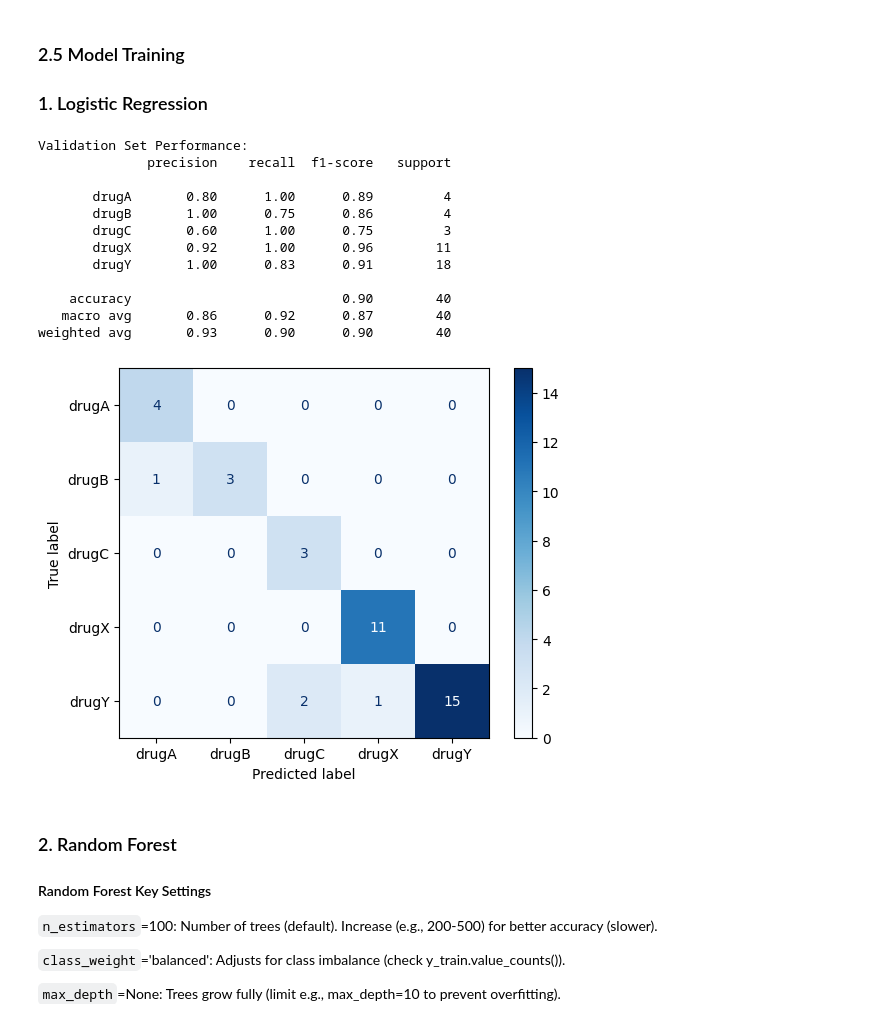
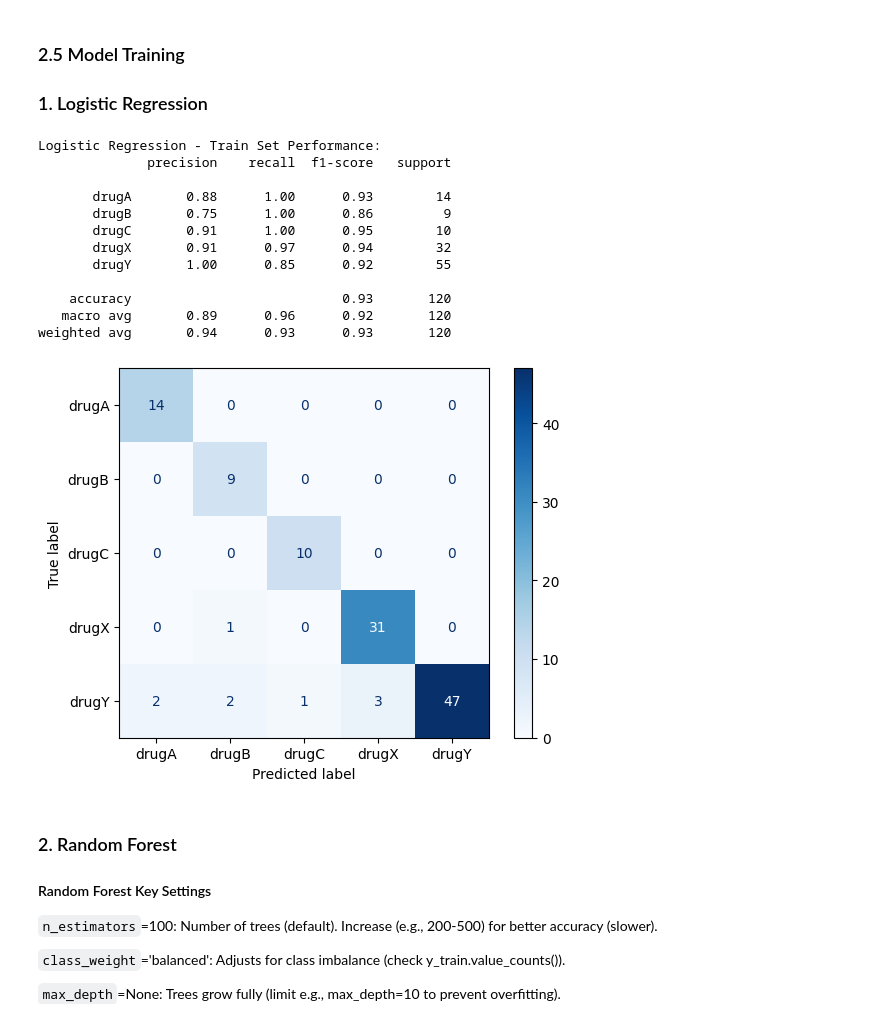
Before and after one commit to saadkhan710/Drug_Classification, a Jupyter notebook: Drug_ML.ipynb, the cells around one changed output. Cells and saved outputs as stored; diff of their text form; code cells hidden in the pictures.

```diff
--- a/Drug_ML.ipynb
+++ b/Drug_ML.ipynb
@@ -571,41 +572,46 @@ Hence no need to perform feature selection or dimensionality reduction
 # %%
 # Train Logistic Regression
 log_reg = LogisticRegression(
     multi_class='multinomial',
     solver='lbfgs',
     max_iter=1000,
     random_state=42,
     class_weight='balanced'  # Optional
 )
 
 log_reg.fit(X_train_prepared, y_train)
 
 
-# 4. Evaluate on Validation Set
+# 4. Evaluate on Train Set
+y_train_pred = log_reg.predict(X_train_prepared)
+print("Logistic Regression - Train Set Performance:")
+print(classification_report(y_train, y_train_pred))
+train_f1_Logistic_Regression = f1_score(y_train, y_train_pred, average='weighted')
+
+# 2. Evaluated on validation so later can compare for over-fitting
 y_val_pred = log_reg.predict(X_val_prepared)
-print("Validation Set Performance:")
-print(classification_report(y_val, y_val_pred))
+validation_f1_Logistic_Regression = f1_score(y_val, y_val_pred, average='weighted')
 
 
 # 6. Plot Confusion Matrix
-cm = confusion_matrix(y_val, y_val_pred)
+cm = confusion_matrix(y_train, y_train_pred)
 disp = ConfusionMatrixDisplay(confusion_matrix=cm, display_labels=log_reg.classes_)
 disp.plot(cmap='Blues')
 plt.show()
 # %% [output]
-Validation Set Performance:
+Logistic Regression - Train Set Performance:
               precision    recall  f1-score   support
 
-       drugA       0.80      1.00      0.89         4
-       drugB       1.00      0.75      0.86         4
-       drugC       0.60      1.00      0.75         3
-       drugX       0.92      1.00      0.96        11
-       drugY       1.00      0.83      0.91        18
+       drugA       0.88      1.00      0.93        14
+       drugB       0.75      1.00      0.86         9
+       drugC       0.91      1.00      0.95        10
+       drugX       0.91      0.97      0.94        32
+       drugY       1.00      0.85      0.92        55
 
-    accuracy                           0.90        40
-   macro avg       0.86      0.92      0.87        40
-weighted avg       0.93      0.90      0.90        40
+    accuracy                           0.93       120
+   macro avg       0.89      0.96      0.92       120
+weighted avg       0.94      0.93      0.93       120
-[figure, old version]
+[figure, new version]
 # %% [markdown]
 ### 2. Random Forest
 
```
Also changed, not shown: parts of 19 cells of this notebook.
